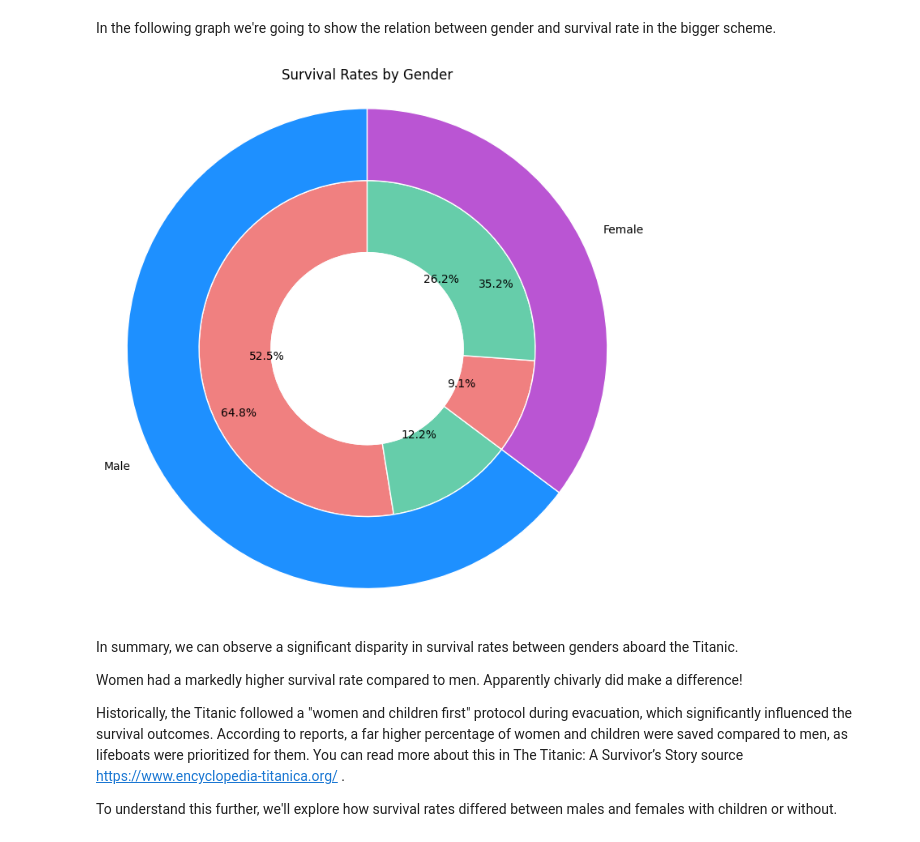
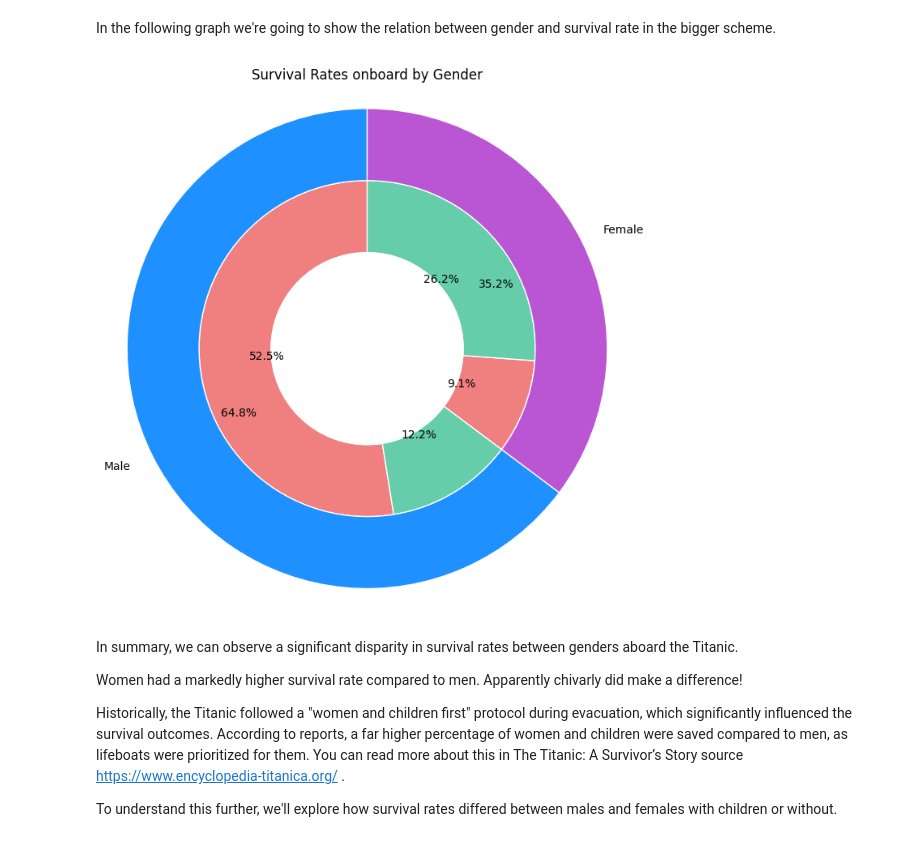
Before and after one commit to davidedigrande/titanic-dataset-eda, a Jupyter notebook: notebook.ipynb, the cells around one changed output. Saved outputs shown, nothing was run; the diff lists cells and outputs as text; code cells hidden in the pictures.

```diff
--- a/notebook.ipynb
+++ b/notebook.ipynb
@@ -227,32 +274,32 @@ male_color = "#1E90FF" #(dodger blue)
 # CAHRT
 fig, ax = plt.subplots(figsize=(7, 7))
 
 # Inner ring
 ax.pie(Sex_Survived_values,
        colors=[died_color, survived_color],
        radius=0.7,
        wedgeprops=dict(width=0.3, edgecolor='w'),
        autopct='%1.1f%%',
        startangle=90)
 
 # Outer ring
 ax.pie(sex_on_board_values,
        colors=[male_color, female_color],
        labels=["Male", "Female"],
        radius=1,
        wedgeprops=dict(width=0.3, edgecolor='w'),
        autopct='%1.1f%%',
        startangle=90)
 
 # Circle at the center to create a donut chart effect
 center_circle = plt.Circle((0, 0), 0.4, color='white')
 ax.add_artist(center_circle)
 
 # Equal aspect ratio ensures that pie is drawn as a circle
 ax.axis('equal')
-plt.title('Survival Rates by Gender')
+plt.title('Survival Rates onboard by Gender')
 
 plt.tight_layout()
 plt.show()
 # %% [output]
-[figure, old version]
+[figure, new version]
```
Also changed, not shown: parts of 20 cells of this notebook.
